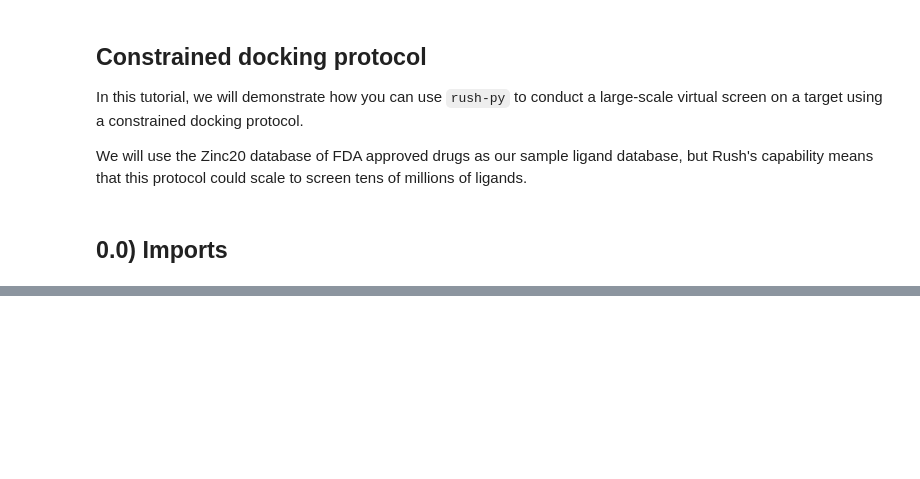
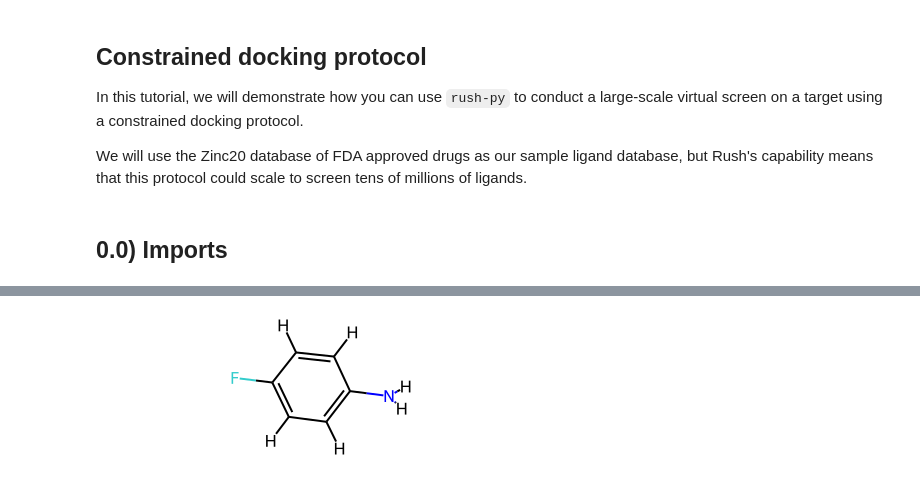
Before and after one commit to talo/rush-py, a Jupyter notebook: nbs/Tutorials/constrained_docking_protocol.ipynb, the cells around one changed output, grey strips where cells are left out. Cells and saved outputs as stored; diff of their text form; code cells hidden in the pictures; blank space fills up the shorter version.

```diff
--- a/nbs/Tutorials/constrained_docking_protocol.ipynb
+++ b/nbs/Tutorials/constrained_docking_protocol.ipynb
@@ -226,0 +228,13 @@ def constrained_virtual_screen(reference, query_molecules):
+# %%
+# TEST
+
+# Load the query ligand from SDF file
+os.listdir()
+
+suppl = Chem.SDMolSupplier('3pxy_B_JWS.sdf')
+reference_mol = next((m for m in suppl if m is not None), None)
+
+reference_mol = Chem.AddHs(reference_mol)
+query_mol = MolFromSmiles("Fc1ccc(N)cc1")
+query_mol = Chem.AddHs(query_mol)
+Chem.rdDistGeom.EmbedMolecule(query_mol,1, randomSeed=0xf00d) # For reproducibility. In principle it won't matter much because we're moving it to fit the template
@@ -226,0 +244,4 @@ def constrained_virtual_screen(reference, query_molecules):
+# %%
+query_mol
+# %% [output]
+[figure, added]
```
Also changed, not shown: parts of 9 cells of this notebook, 2 other files.
